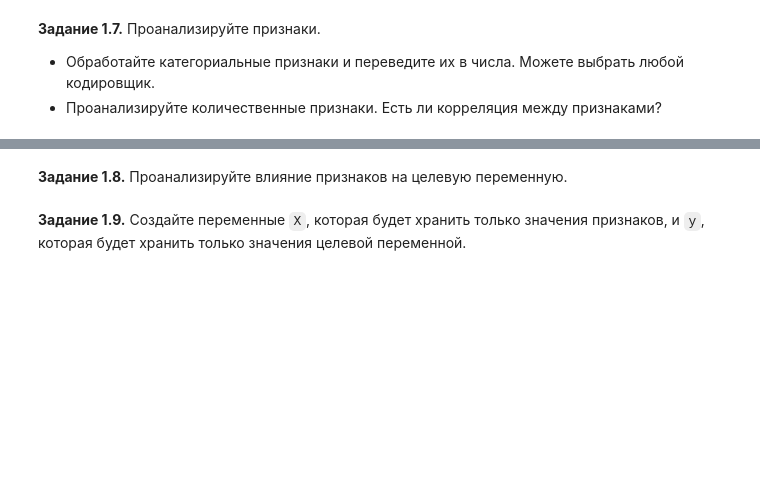
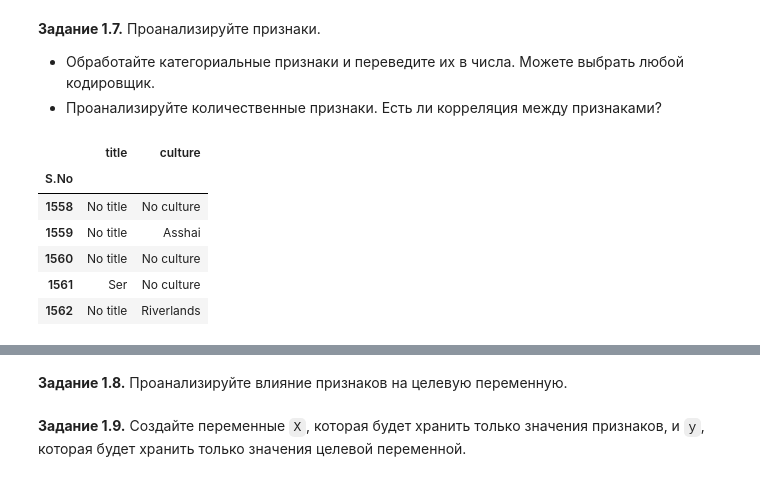
Before and after one commit to danila-kopitayko/ML-DL, a Jupyter notebook: week_01_ml_intro/Homework/hw_1_game_of_thrones.ipynb, the cells around one changed output, grey strips where cells are left out. Saved outputs shown, nothing was run; the diff lists cells and outputs as text; code cells hidden in the pictures; blank space fills up the shorter version.

```diff
--- a/week_01_ml_intro/Homework/hw_1_game_of_thrones.ipynb
+++ b/week_01_ml_intro/Homework/hw_1_game_of_thrones.ipynb
@@ -358,4 +357,4 @@ dtype: object
 # %%
-data.drop(columns=[...], inplace = True)
+data.drop(columns='name', inplace = True)
 # %% [markdown]
 **Задание 1.6.** Проанализируйте целевую переменную. Посмотрите, является ли она категориальной или количественной. Так как мы говорим о задаче классификации, проанализируйте является ли датасет сбалансированным по классам или нет.
@@ -369,0 +374,12 @@ data.drop(columns=[...], inplace = True)
+# %%
+categorical_columns = ['title', 'culture']
+
+data[categorical_columns].head()
+# %% [output]
+|  | title | culture |
+| S.No |  |  |
+| 1558 | No title | No culture |
+| 1559 | No title | Asshai |
+| 1560 | No title | No culture |
+| 1561 | Ser | No culture |
+| 1562 | No title | Riverlands |
```
Also changed, not shown: parts of 14 cells of this notebook.
